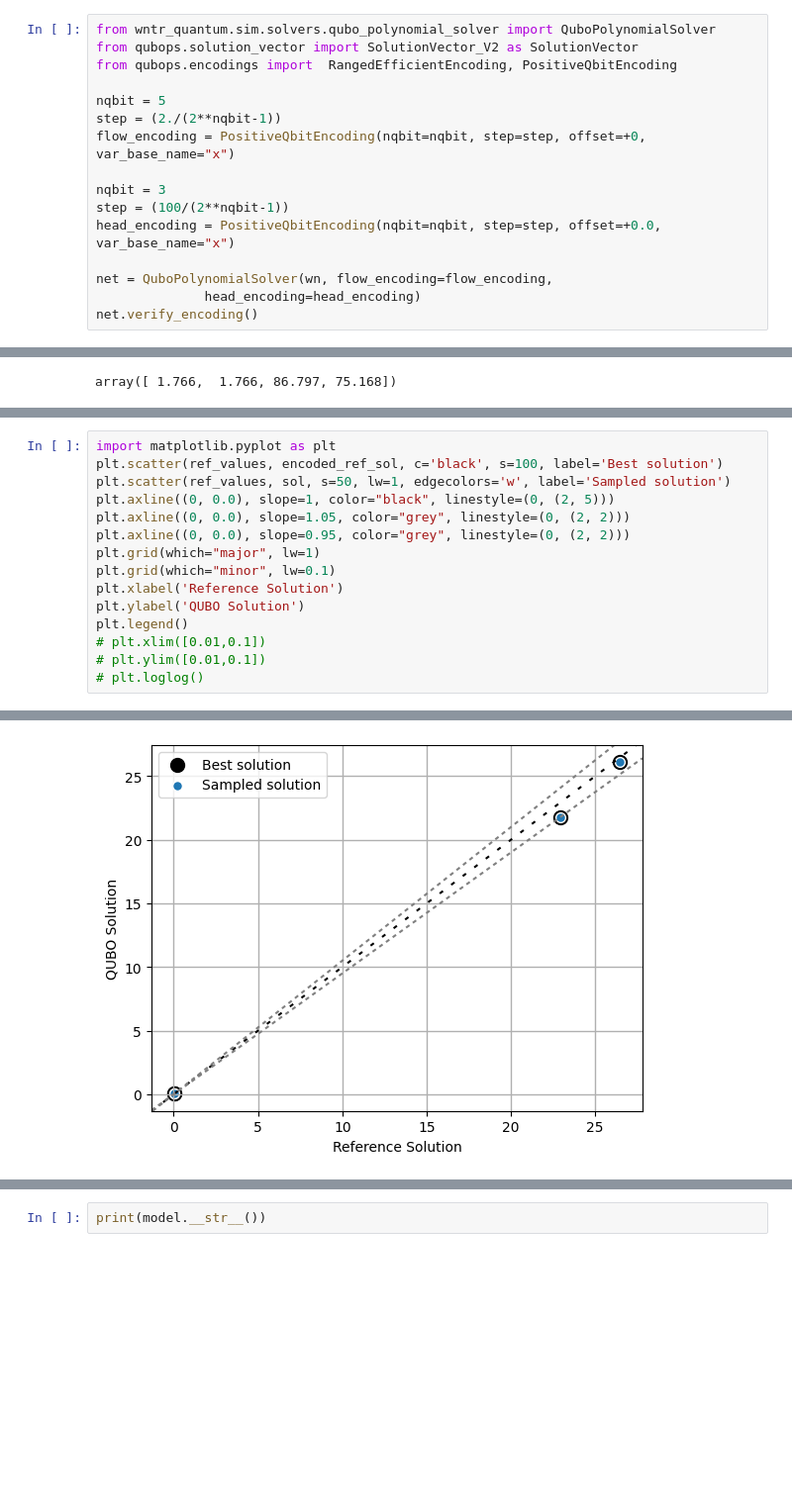
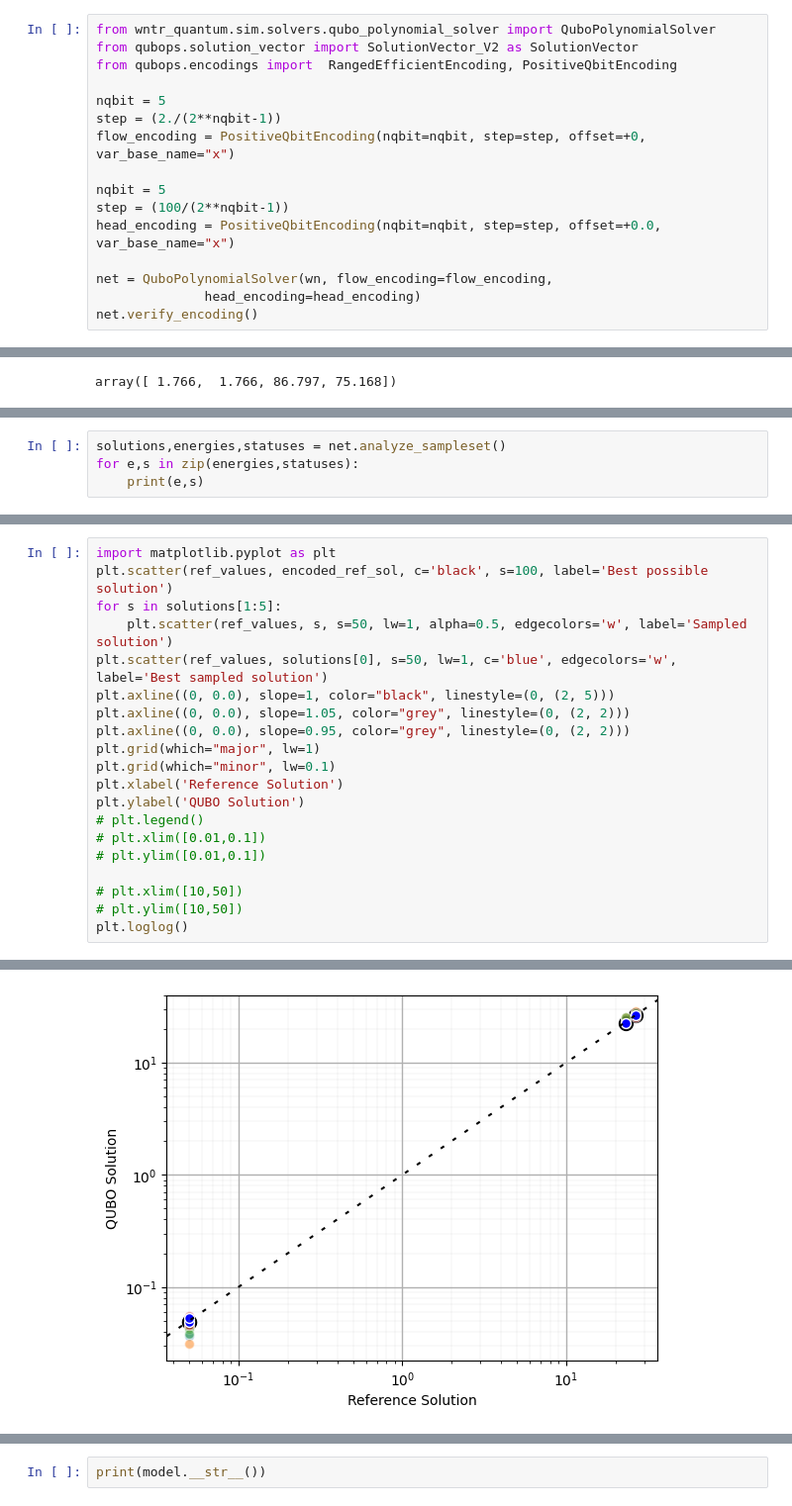
Before and after one commit to QuantumApplicationLab/wntr-quantum, a Jupyter notebook: docs/notebooks/qubo_poly_solver.ipynb, the cells around one changed output, grey strips where cells are left out. Shown at 99% size. Drawn from its saved outputs; the diff is of its cells as text; blank space fills up the shorter version.

```diff
--- a/docs/notebooks/qubo_poly_solver.ipynb
+++ b/docs/notebooks/qubo_poly_solver.ipynb
@@ -62,7 +60,7 @@ nqbit = 5
 step = (2./(2**nqbit-1))
 flow_encoding = PositiveQbitEncoding(nqbit=nqbit, step=step, offset=+0, var_base_name="x")
 
-nqbit = 3
+nqbit = 5
 step = (100/(2**nqbit-1))
 head_encoding = PositiveQbitEncoding(nqbit=nqbit, step=step, offset=+0.0, var_base_name="x")
 
@@ -113 +111,5 @@ net.solve(model,  num_reads=10000, options={"sampler" : sampler})
 sol = net.extract_data_from_model(model)
+# %%
+solutions,energies,statuses = net.analyze_sampleset()
+for e,s in zip(energies,statuses):
+    print(e,s)
@@ -114,7 +134,9 @@ sol = net.extract_data_from_model(model)
 # %%
 import matplotlib.pyplot as plt
-plt.scatter(ref_values, encoded_ref_sol, c='black', s=100, label='Best solution')
-plt.scatter(ref_values, sol, s=50, lw=1, edgecolors='w', label='Sampled solution')
+plt.scatter(ref_values, encoded_ref_sol, c='black', s=100, label='Best possible solution')
+for s in solutions[1:5]:
+    plt.scatter(ref_values, s, s=50, lw=1, alpha=0.5, edgecolors='w', label='Sampled solution')
+plt.scatter(ref_values, solutions[0], s=50, lw=1, c='blue', edgecolors='w', label='Best sampled solution')
 plt.axline((0, 0.0), slope=1, color="black", linestyle=(0, (2, 5)))
 plt.axline((0, 0.0), slope=1.05, color="grey", linestyle=(0, (2, 2)))
 plt.axline((0, 0.0), slope=0.95, color="grey", linestyle=(0, (2, 2)))
@@ -122,8 +144,11 @@ plt.grid(which="major", lw=1)
 plt.grid(which="minor", lw=0.1)
 plt.xlabel('Reference Solution')
 plt.ylabel('QUBO Solution')
-plt.legend()
+# plt.legend()
 # plt.xlim([0.01,0.1])
 # plt.ylim([0.01,0.1])
-# plt.loglog()
+
+# plt.xlim([10,50])
+# plt.ylim([10,50])
+plt.loglog()
 # %% [output]
@@ -131,4 +156,4 @@ plt.legend()
-[figure, old version]
+[figure, new version]
 # %%
 net.qubo.qubo_dict.num_variables
 # %% [output]
```
Also changed, not shown: parts of 12 cells of this notebook, 4 other files.
